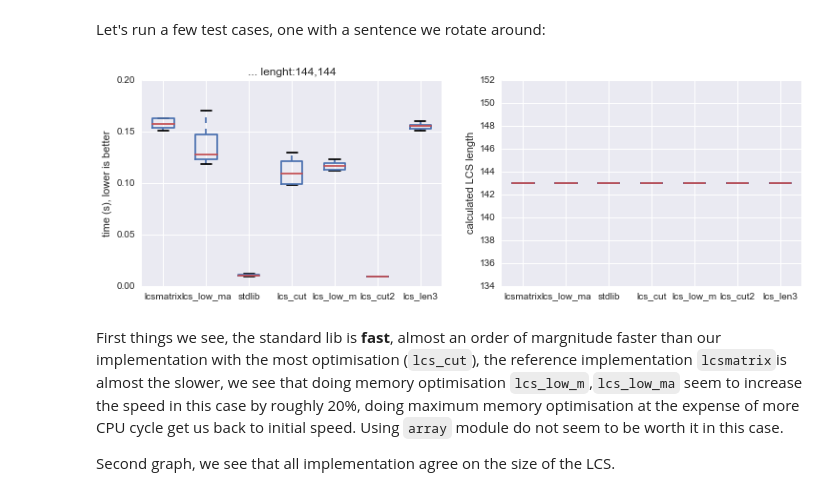
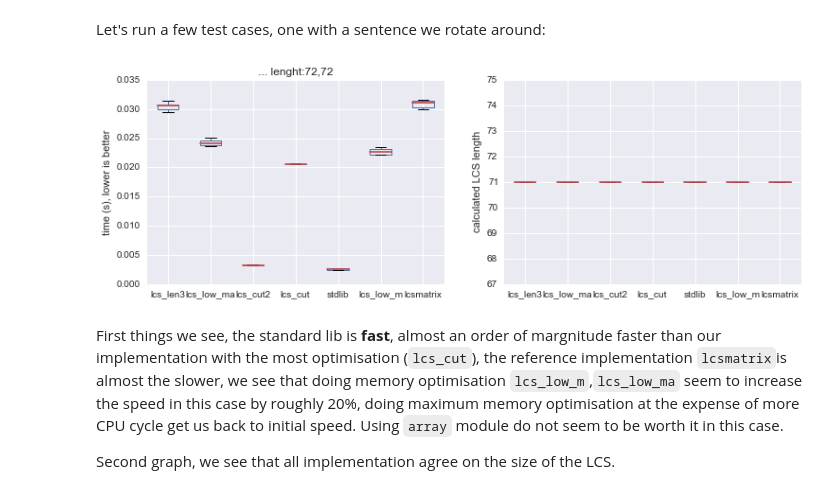
Before and after one commit to Carreau/difflib2.py, a Jupyter notebook: examples/difflib2.ipynb, the cells around one changed output. Saved outputs shown, nothing was run; the diff lists cells and outputs as text; code cells hidden in the pictures.

```diff
--- a/examples/difflib2.ipynb
+++ b/examples/difflib2.ipynb
@@ -50,30 +50,3 @@ from utils import rem_common_extrem
 ## Basic implementation
 # %% [markdown]
 Nothing fancy, no optimisation, compute the lcs matrix, the last number will be the length of the LCS, it also can allow you to get back all the LCS by backtracking, it's our reference. Goal here is not really to explain the algorithm here.
-# %%
-def _lcsmatrix(s1, s2):
-    """ compute the LCS matricx of 2 sequecnce
-    """
-    m = len(s1)
-    n = len(s2)
-    mtx = [[0 for x in range(n)] for y in range(m)]
-    for i,c1 in enumerate(s1):
-        for j,c2 in enumerate(s2):
-            if c1 == c2 :
-                if i == 0 or j == 0:
-                    mtx[i][j] = 1
-                else:
-                    mtx[i][j] = mtx[i-1][j-1]+1
-            else :
-                if j == 0:
-                    mtx[i][j] = mtx[i-1][j]
-                elif i == 0:
-                    mtx[i][j] = mtx[i][j-1]
-                else :
-                    mtx[i][j] = max(mtx[i][j-1],mtx[i-1][j])
-    return mtx
-
-@greg # check implementation is correct
-def lcsmatrix(*args):
-    """ return the last elemen t of the LCS matrix"""
-    return _lcsmatrix(*args)[-1][-1]
@@ -568,13 +506,12 @@ def test_case(case, r=3, nt=3, agree=True):
 # %% [markdown]
 Let's run a few test cases, one with a sentence we rotate around:
 # %%
-n = 8
-s1 = "a super long string I try to match, stdlib will be winner by a long shot"*2
+s1 = "a super long string I try to match, stdlib will be winner by a long shot"
 s2 = s1[1:]+s1[1]
 case3 = (s1,s2,'permutation')
 test_case(case3,10,10)
 # %% [output]
-[figure, old version]
+[figure, new version]
 # %% [markdown]
 First things we see, the standard lib is **fast**, almost an order of margnitude faster than our implementation with the most optimisation (`lcs_cut`), the reference implementation `lcsmatrix`is almost the slower, we see that doing memory optimisation `lcs_low_m`,`lcs_low_ma` seem to increase the speed in this case by roughly 20%, doing maximum memory optimisation at the expense of more CPU cycle get us back to initial speed. Using `array` module do not seem to be worth it in this case.
 
```
Also changed, not shown: parts of 27 cells of this notebook, 4 other files.
